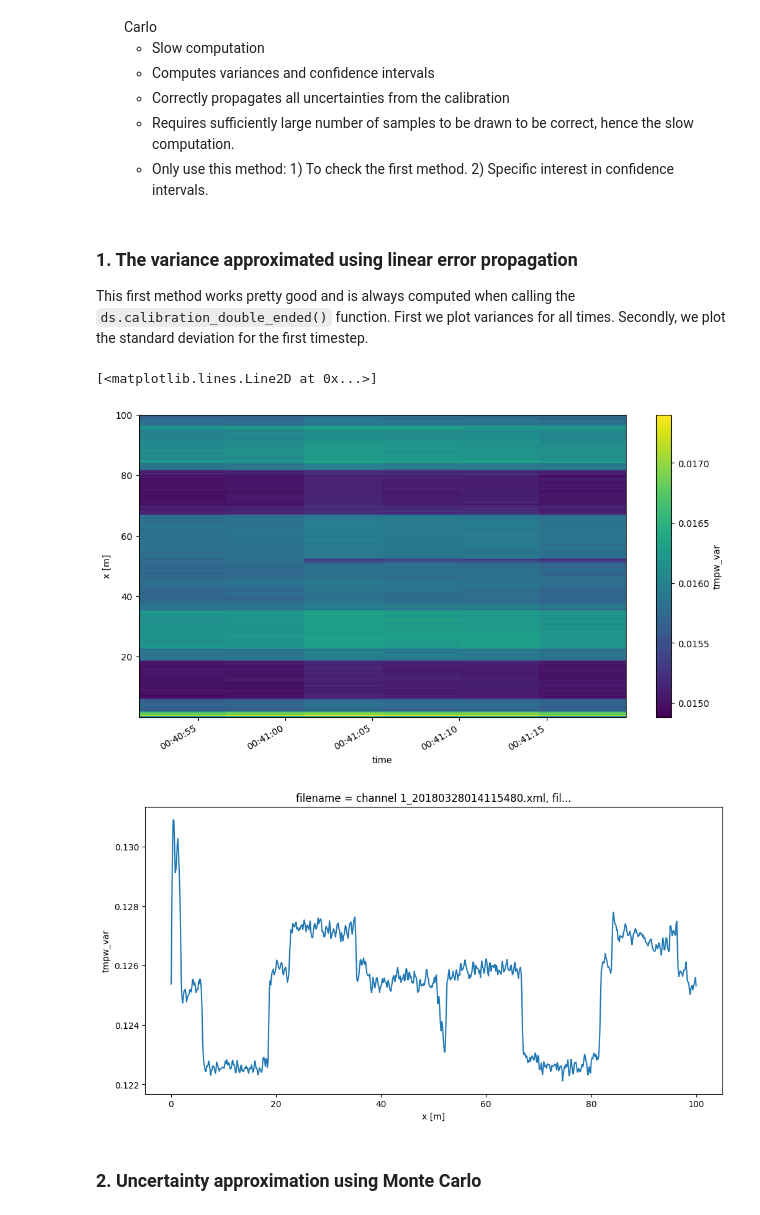
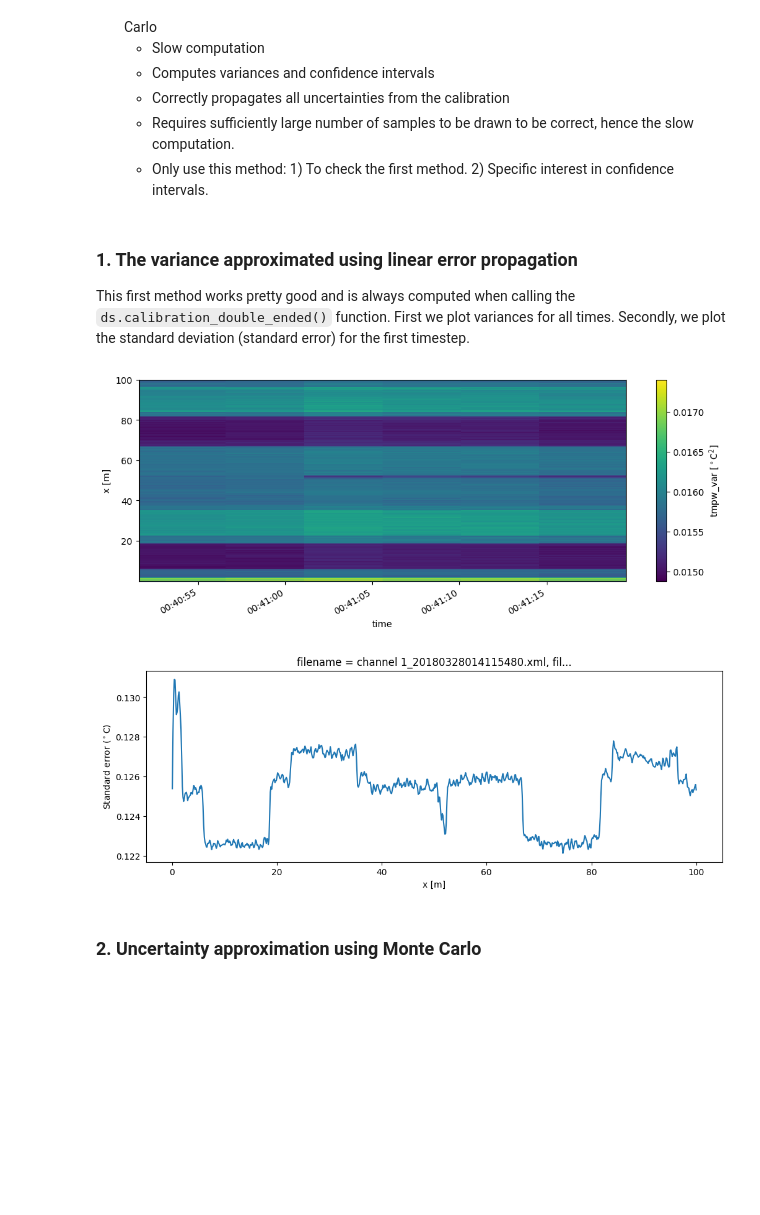
Before and after one commit to dtscalibration/python-dts-calibration, a Jupyter notebook: examples/notebooks/08Calibrate_double_ended.ipynb, the cells around one changed output. Saved outputs shown, nothing was run; the diff lists cells and outputs as text; code cells hidden in the pictures; blank space fills up the shorter version.

```diff
--- a/examples/notebooks/08Calibrate_double_ended.ipynb
+++ b/examples/notebooks/08Calibrate_double_ended.ipynb
@@ -54,7 +54,7 @@ suggested_shift = suggest_cable_shift_double_ended(
     ds_notaligned,
     np.arange(-5, 5),   # number of dx to shift
     plot_result=True,
-    figsize=(12,8))
+    figsize=(12,6))
 print(suggested_shift)
 # %% [output]
 I dont know what to do with the following data ['tmp']
@@ -148,15 +122,15 @@ The uncertainty of the calibrated temperature can be computed in two manners:
     - Only use this method: 1) To check the first method. 2) Specific interest in confidence intervals.
 # %% [markdown]
 ### 1. The variance approximated using linear error propagation
-This first method works pretty good and is always computed when calling the `ds.calibration_double_ended()` function. First we plot variances for all times. Secondly, we plot the standard deviation for the first timestep.
+This first method works pretty good and is always computed when calling the `ds.calibration_double_ended()` function. First we plot variances for all times. Secondly, we plot the standard deviation (standard error) for the first timestep.
 # %%
-ds.tmpw_var.plot(figsize=(12, 6))
+ds.tmpw_var.plot(figsize=(12, 4))
 ds1 = ds.isel(time=-1)  # take only the first timestep
-(ds1.tmpw_var**0.5).plot(figsize=(12, 6))
+(ds1.tmpw_var**0.5).plot(figsize=(12, 4))
+plt.gca().set_ylabel('Standard error ($^\circ$C)');
 # %% [output]
-[<matplotlib.lines.Line2D at 0x...>]
-[figure, old version]
+[figure, new version]
-[figure, old version]
+[figure, new version]
 # %% [markdown]
 ### 2. Uncertainty approximation using Monte Carlo
 # %% [markdown]
```
Also changed, not shown: parts of 8 cells of this notebook.
